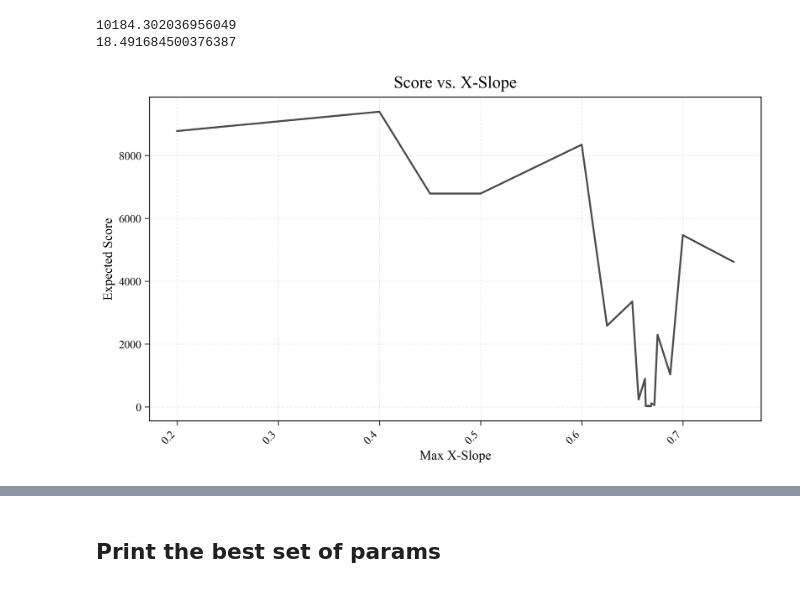
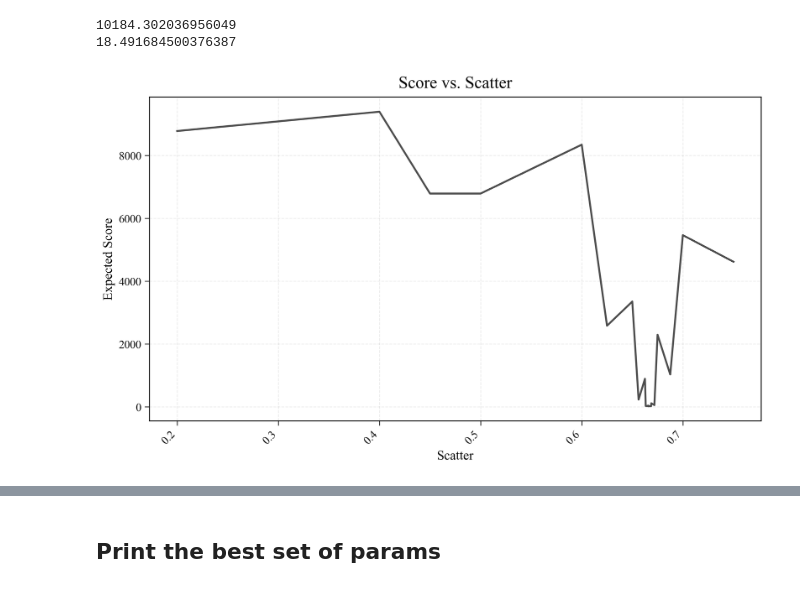
Before and after one commit to SvenHockers/velopix_tracking, a Jupyter notebook: results/Example.ipynb, the cells around one changed output, grey strips where cells are left out. Cells and saved outputs as stored; diff of their text form; code cells hidden in the pictures.

```diff
--- a/results/Example.ipynb
+++ b/results/Example.ipynb
@@ -237,13 +237,13 @@ def plot_expected_score_by_param(
 # %%
 plot_expected_score_by_param(
     df,
     params='scatter',
     figsize=(10,6),
     colors=['#4C4C4C'],
     linestyles=['-','--'],
     linewidths=[2,2],
-    Title="Score vs. X-Slope",
-    XSlope="Max X-Slope"
+    Title="Score vs. Scatter",
+    XSlope="Scatter"
 )
 # %% [output]
-[figure, old version]
+[figure, new version]
```
Also changed, not shown: parts of 1 cell of this notebook, 12 other files.
